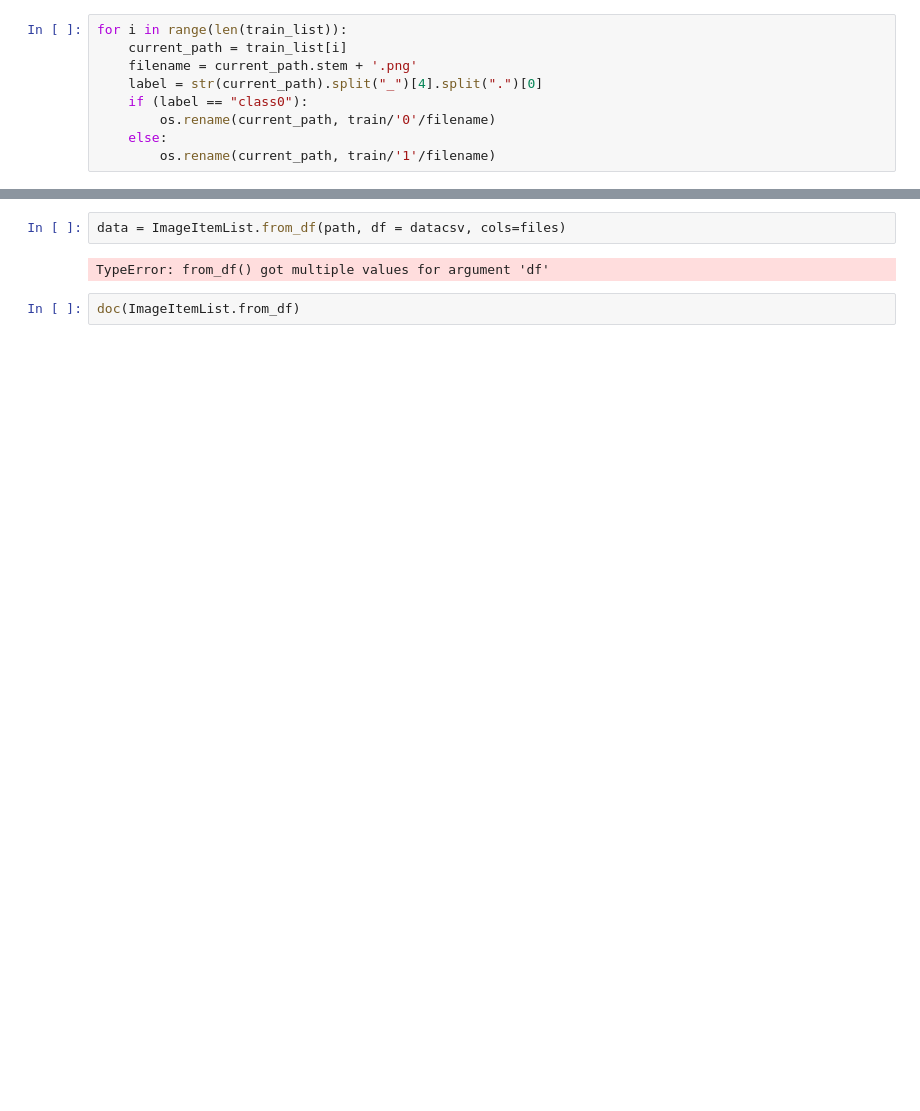
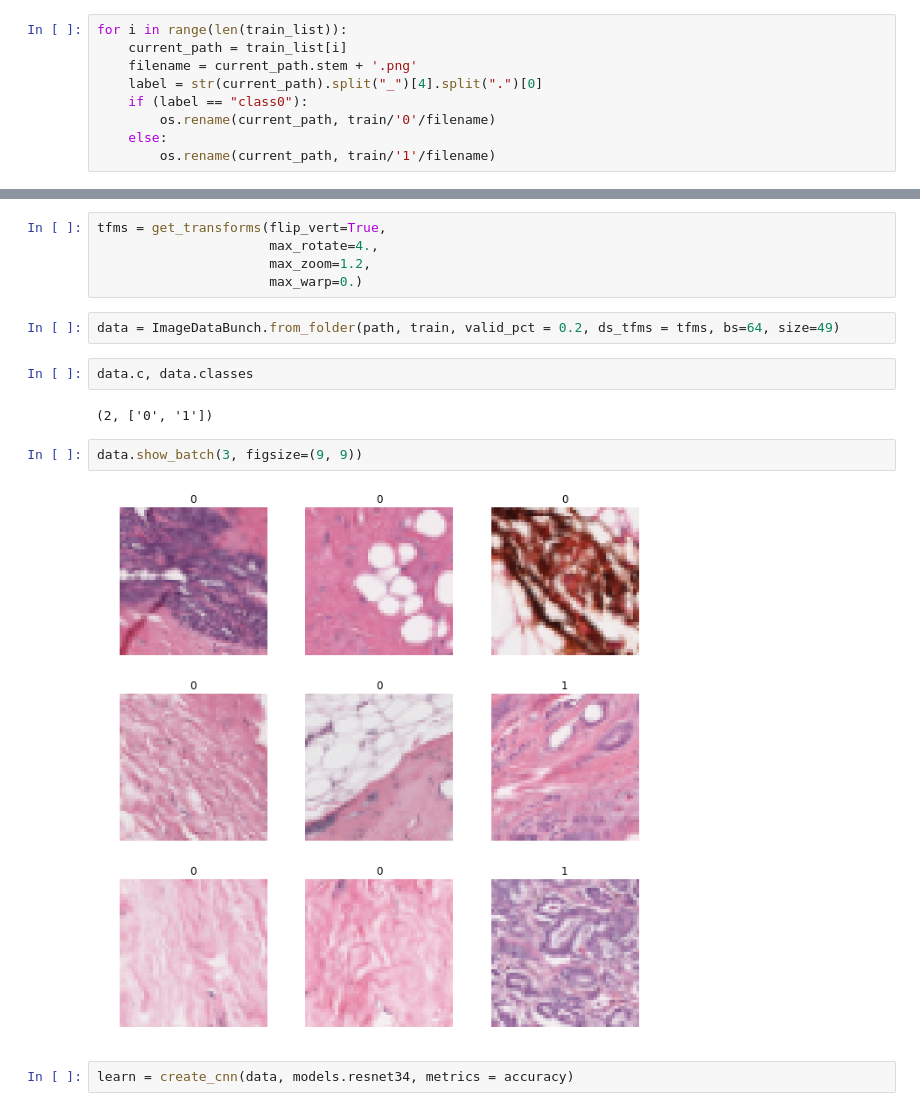
Before and after one commit to jsaurabh/vision-model-zoo, a Jupyter notebook: kaggle-histopathology/CancerNet.ipynb, the cells around one changed output, grey strips where cells are left out. Drawn from its saved outputs; the diff is of its cells as text; blank space fills up the shorter version.

Commit message:
cleaned and working
90% accuracy resnet model on Kaggle Breast Histopathology images dataset

```diff
--- a/kaggle-histopathology/CancerNet.ipynb
+++ b/kaggle-histopathology/CancerNet.ipynb
@@ -143,6 +55,17 @@ NameError: name 'datacsv' is not defined
-# %%
-data = ImageItemList.from_df(path, df = datacsv, cols=files)
-# %% [output]
-TypeError: from_df() got multiple values for argument 'df'
-# %%
-doc(ImageItemList.from_df)
+# %%
+tfms = get_transforms(flip_vert=True,
+                      max_rotate=4.,
+                      max_zoom=1.2,
+                      max_warp=0.)
+# %%
+data = ImageDataBunch.from_folder(path, train, valid_pct = 0.2, ds_tfms = tfms, bs=64, size=49)
+# %%
+data.c, data.classes
+# %% [output]
+(2, ['0', '1'])
+# %%
+data.show_batch(3, figsize=(9, 9))
+# %% [output]
+[figure, added]
+# %%
+learn = create_cnn(data, models.resnet34, metrics = accuracy)
```
Also changed, not shown: parts of 62 cells of this notebook.
